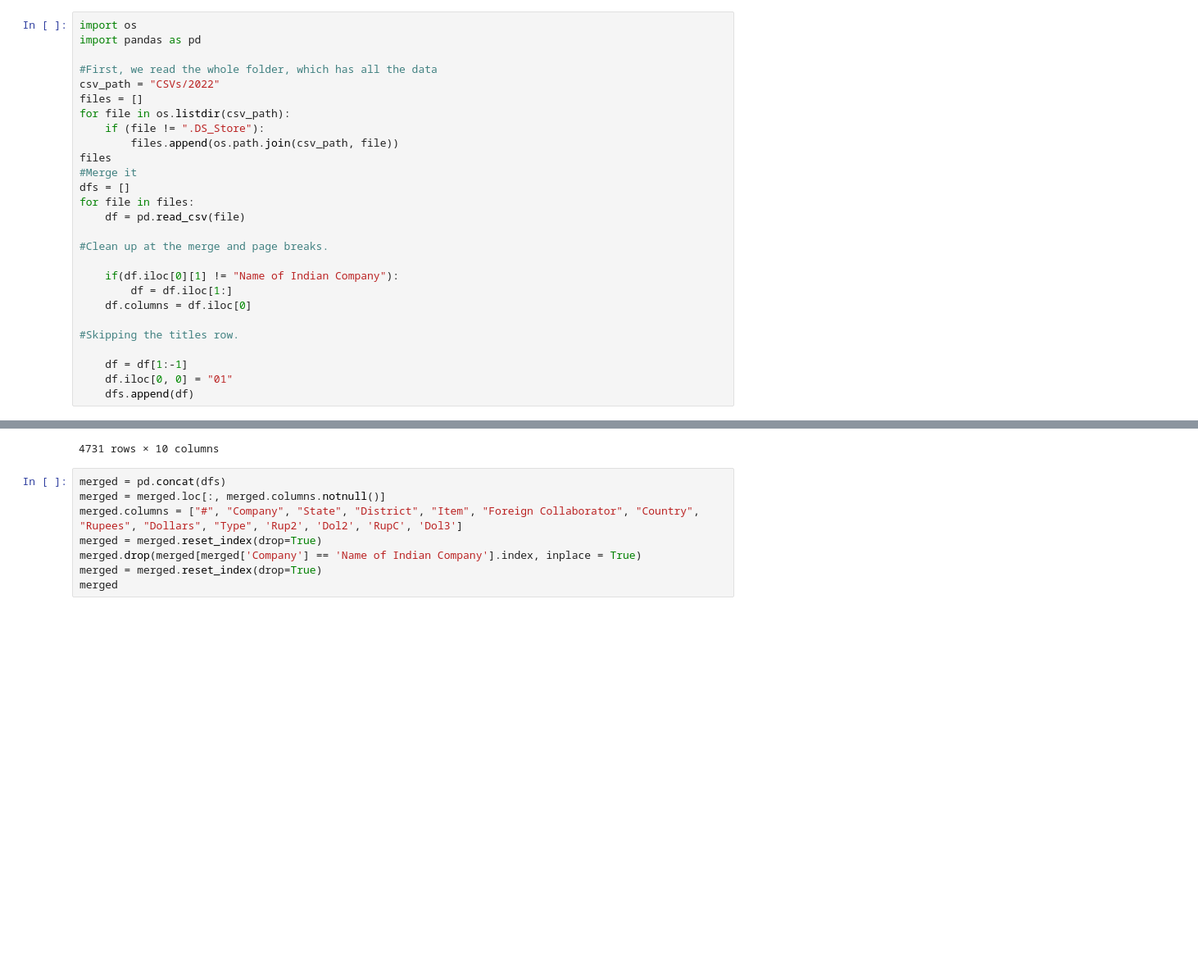
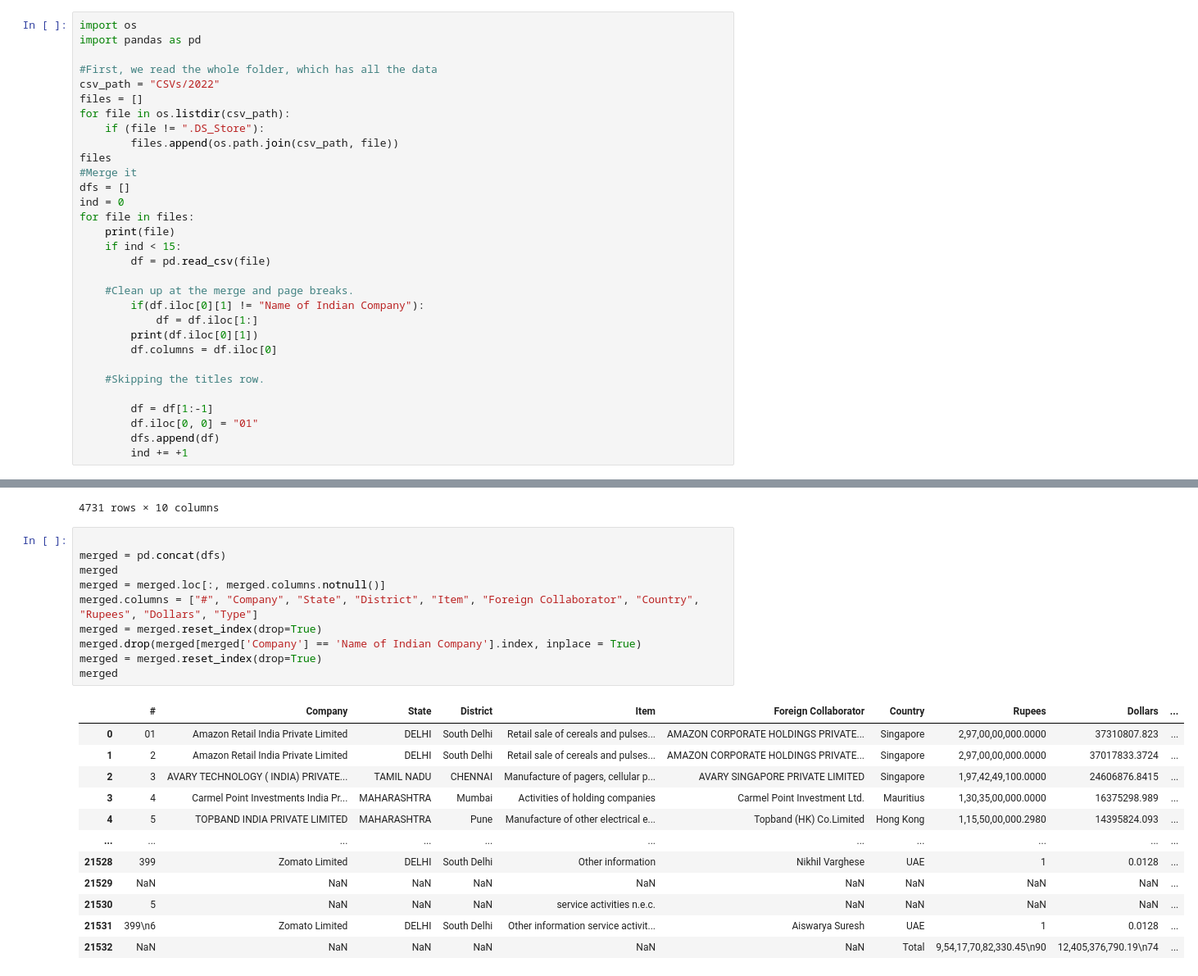
Before and after one commit to AhanPenkar/fdi-scrape, a Jupyter notebook: 2022_scrape.ipynb, the cells around one changed output, grey strips where cells are left out. Shown: that part at 82% size. Drawn from its saved outputs; the diff is of its cells as text; blank space fills up the shorter version.

```diff
--- a/2022_scrape.ipynb
+++ b/2022_scrape.ipynb
@@ -11,17 +11,21 @@ for file in os.listdir(csv_path):
 files
 #Merge it
 dfs = []
+ind = 0
 for file in files:
-    df = pd.read_csv(file)
+    print(file)
+    if ind < 15:
+        df = pd.read_csv(file)
 
-#Clean up at the merge and page breaks.
+    #Clean up at the merge and page breaks.
+        if(df.iloc[0][1] != "Name of Indian Company"):
+            df = df.iloc[1:]
+        print(df.iloc[0][1])
+        df.columns = df.iloc[0]
 
-    if(df.iloc[0][1] != "Name of Indian Company"):
-        df = df.iloc[1:]
-    df.columns = df.iloc[0]
+    #Skipping the titles row.
 
-#Skipping the titles row.
-
-    df = df[1:-1]
-    df.iloc[0, 0] = "01"
-    dfs.append(df)
+        df = df[1:-1]
+        df.iloc[0, 0] = "01"
+        dfs.append(df)
+        ind += +1
@@ -42,11 +64,25 @@ df
 | 4732 | NaN | NaN | NaN | NaN | NaN | NaN | ... |
 4731 rows × 10 columns
 # %%
+
 merged = pd.concat(dfs)
+merged
 merged = merged.loc[:, merged.columns.notnull()]
-merged.columns = ["#", "Company", "State", "District", "Item", "Foreign Collaborator", "Country", "Rupees", "Dollars", "Type", 'Rup2', 'Dol2', 'RupC', 'Dol3']
+merged.columns = ["#", "Company", "State", "District", "Item", "Foreign Collaborator", "Country", "Rupees", "Dollars", "Type"]
 merged = merged.reset_index(drop=True)
 merged.drop(merged[merged['Company'] == 'Name of Indian Company'].index, inplace = True)
 merged = merged.reset_index(drop=True)
 merged
 # %% [output]
+|  | # | Company | State | District | Item | Foreign Collaborator | Country | Rupees | Dollars | ... |
+| 0 | 01 | Amazon Retail India Private Limited | DELHI | South Delhi | Retail sale of cereals and pulses... | AMAZON CORPORATE HOLDINGS PRIVATE... | Singapore | 2,97,00,00,000.0000 | 37310807.823 | ... |
+| 1 | 2 | Amazon Retail India Private Limited | DELHI | South Delhi | Retail sale of cereals and pulses... | AMAZON CORPORATE HOLDINGS PRIVATE... | Singapore | 2,97,00,00,000.0000 | 37017833.3724 | ... |
+| 2 | 3 | AVARY TECHNOLOGY ( INDIA) PRIVATE... | TAMIL NADU | CHENNAI | Manufacture of pagers, cellular p... | AVARY SINGAPORE PRIVATE LIMITED | Singapore | 1,97,42,49,100.0000 | 24606876.8415 | ... |
+| 3 | 4 | Carmel Point Investments India Pr... | MAHARASHTRA | Mumbai | Activities of holding companies | Carmel Point Investment Ltd. | Mauritius | 1,30,35,00,000.0000 | 16375298.989 | ... |
+| 4 | 5 | TOPBAND INDIA PRIVATE LIMITED | MAHARASHTRA | Pune | Manufacture of other electrical e... | Topband (HK) Co.Limited | Hong Kong | 1,15,50,00,000.2980 | 14395824.093 | ... |
+| ... | ... | ... | ... | ... | ... | ... | ... | ... | ... | ... |
+| 21528 | 399 | Zomato Limited | DELHI | South Delhi | Other information | Nikhil Varghese | UAE | 1 | 0.0128 | ... |
+| 21529 | NaN | NaN | NaN | NaN | NaN | NaN | NaN | NaN | NaN | ... |
+| 21530 | 5 | NaN | NaN | NaN | service activities n.e.c. | NaN | NaN | NaN | NaN | ... |
+| 21531 | 399\n6 | Zomato Limited | DELHI | South Delhi | Other information service activit... | Aiswarya Suresh | UAE | 1 | 0.0128 | ... |
+| 21532 | NaN | NaN | NaN | NaN | NaN | NaN | Total | 9,54,17,70,82,330.45\n90 | 12,405,376,790.19\n74 | ... |
```
Also changed, not shown: parts of 7 cells of this notebook, 3 other files.
